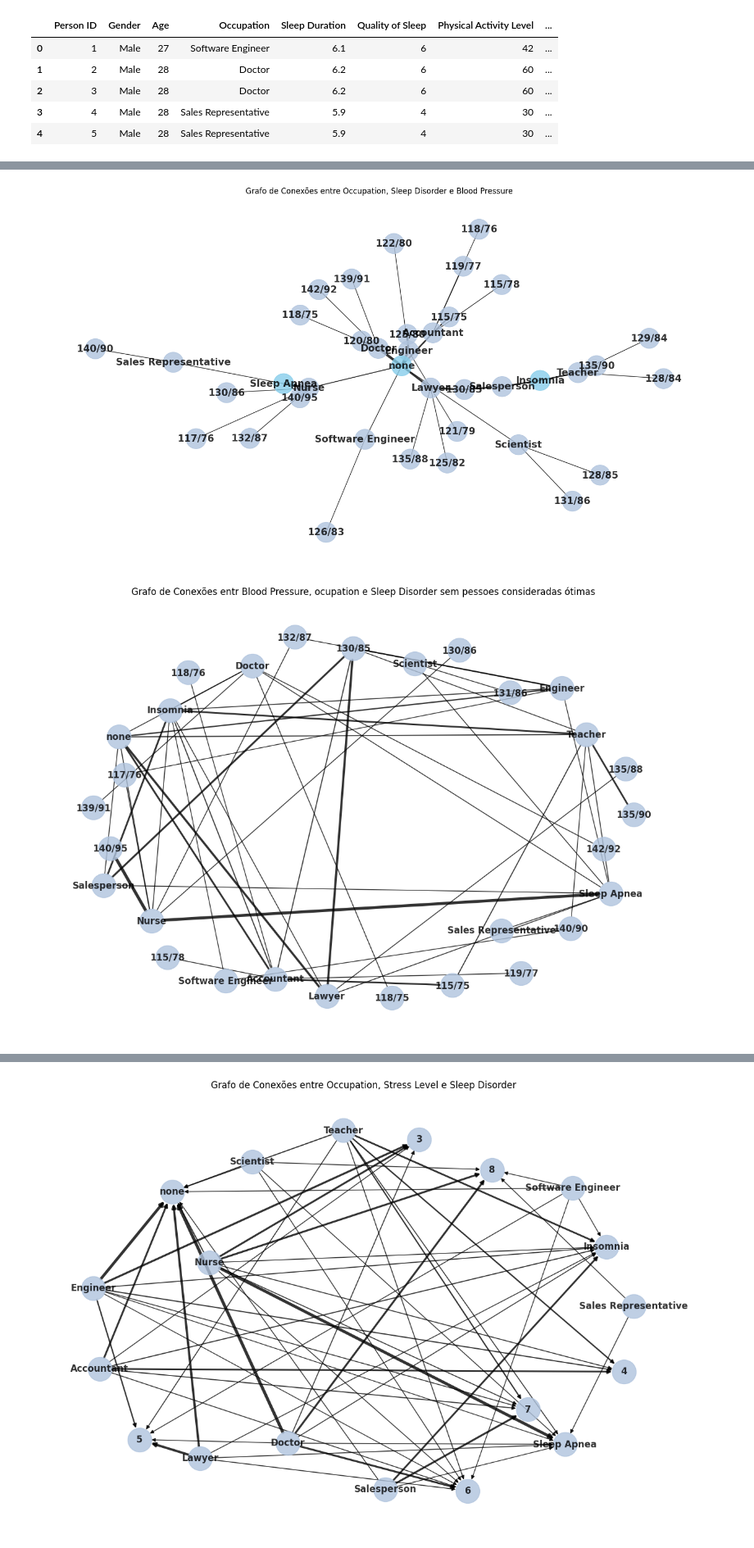
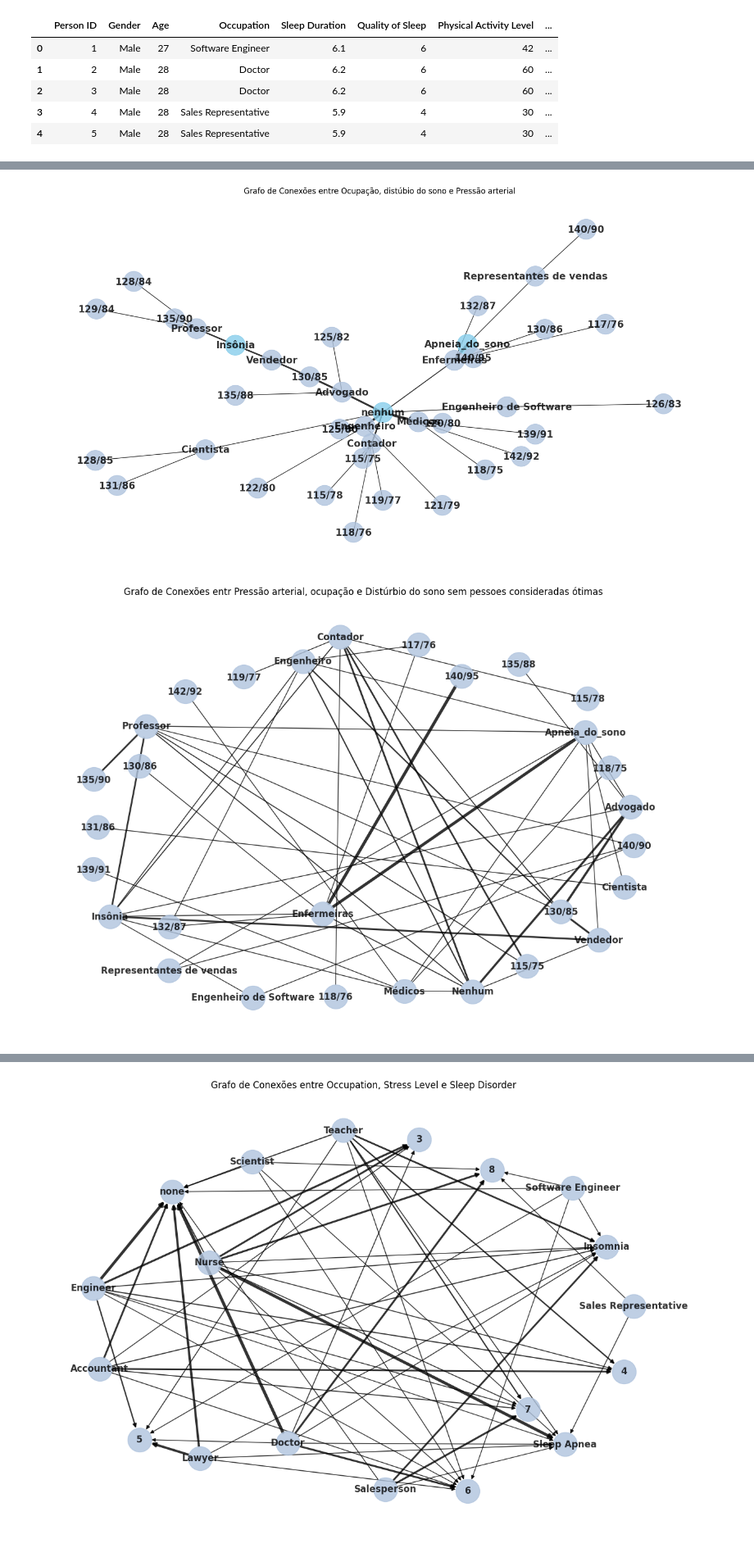
Before and after one commit to Letolsilva/AEDS-Graph-analysis-and-Sleep-disorders, a Jupyter notebook: grafos2.ipynb, the cells around one changed output, grey strips where cells are left out. Shown at 82% size. Drawn from its saved outputs; the diff is of its cells as text; code cells hidden in the pictures.

```diff
--- a/grafos2.ipynb
+++ b/grafos2.ipynb
@@ -108,39 +108,39 @@ treeGeral = nx.maximum_spanning_tree(grafoBase, weight='weight', algorithm='krus
 
 edge_widths = calculate_edge_widths(treeGeral)
 
-node_colors= ['skyblue' if node in ['Insomnia', 'Sleep Apnea', 'none'] else 'lightsteelblue' for node in treeGeral.nodes()]
+node_colors= ['skyblue' if node in ['Insônia', 'Apneia_do_sono', 'nenhum'] else 'lightsteelblue' for node in treeGeral.nodes()]
 plt.figure(figsize=(15, 8))
 pos = nx.fruchterman_reingold_layout(treeGeral, k=7)
 nx.draw(treeGeral, with_labels=True, node_color=node_colors, node_size=1000, font_weight='bold', font_size=15, alpha=0.8, width=edge_widths, edge_color='black', font_color='black')
-plt.title('Grafo de Conexões entre Occupation, Sleep Disorder e Blood Pressure')
+plt.title('Grafo de Conexões entre Ocupação, distúbio do sono e Pressão arterial')
 plt.show()
 # %% [output]
-[figure, old version]
+[figure, new version]
 # %%
 #Grafo sem pressão 120/80
 file_path = 'Data/SemPressaoNormal.csv'
 SemPressaoPadrao = pd.read_csv(file_path)
 grafoSemPressaoNormal = nx.Graph()
 
 edges = list(zip(SemPressaoPadrao['Occupation'], SemPressaoPadrao['Sleep Disorder']))
 edges += list(zip(SemPressaoPadrao['Occupation'], SemPressaoPadrao['Blood Pressure']))
 
 grafoSemPressaoNormal.add_nodes_from(SemPressaoPadrao['Occupation'])
 grafoSemPressaoNormal.add_nodes_from(SemPressaoPadrao['Sleep Disorder'])
 grafoSemPressaoNormal.add_nodes_from(SemPressaoPadrao['Blood Pressure'])
 
 add_edges_with_weights(grafoSemPressaoNormal, edges)
 edge_widths = calculate_edge_widths(grafoSemPressaoNormal)
 
 plt.figure(figsize=(12, 8))
 pos = nx.fruchterman_reingold_layout(grafoSemPressaoNormal, k=10)
 nx.draw(grafoSemPressaoNormal, pos, with_labels=True, node_size=1000, node_color='lightsteelblue', font_weight='bold', font_size=12, alpha=0.8, width=edge_widths, edge_color='black', arrows=True)
 #edge_labels = nx.get_edge_attributes(grafoNivelDeEstesse, 'weight')
 #nx.draw_networkx_edge_labels(grafoNivelDeEstesse, pos, edge_labels=edge_labels)
-plt.title('Grafo de Conexões entr Blood Pressure, ocupation e Sleep Disorder sem pessoes consideradas ótimas')
+plt.title('Grafo de Conexões entr Pressão arterial, ocupação e Distúrbio do sono sem pessoes consideradas ótimas')
 plt.show()
 # %% [output]
-[figure, old version]
+[figure, new version]
 # %%
 #árvore de abgrangência máxima sem pressoes 120/80
 grafoSemPressaoNormalMST = nx.Graph()
```
Also changed, not shown: parts of 10 cells of this notebook, 4 other files.
